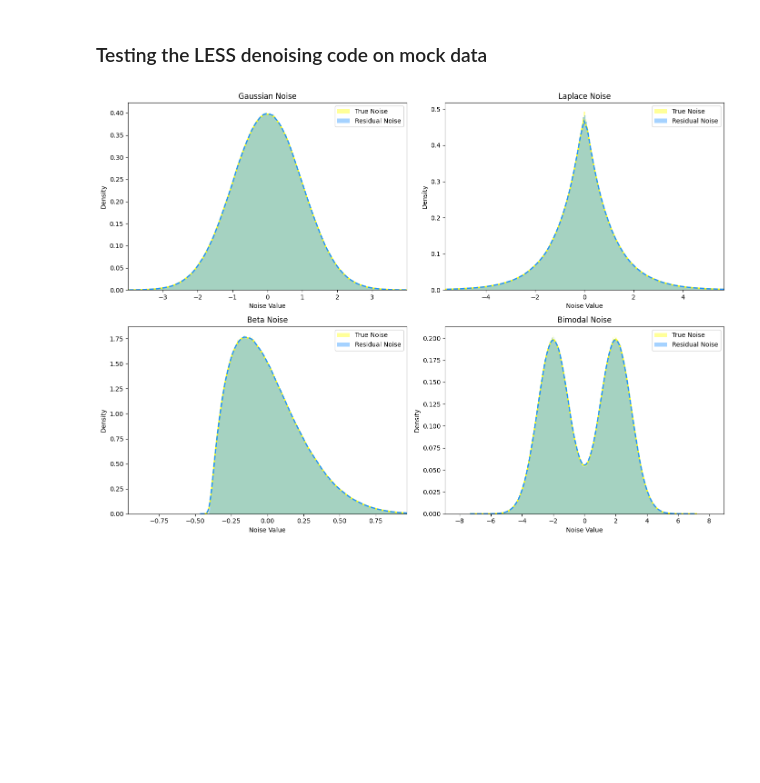
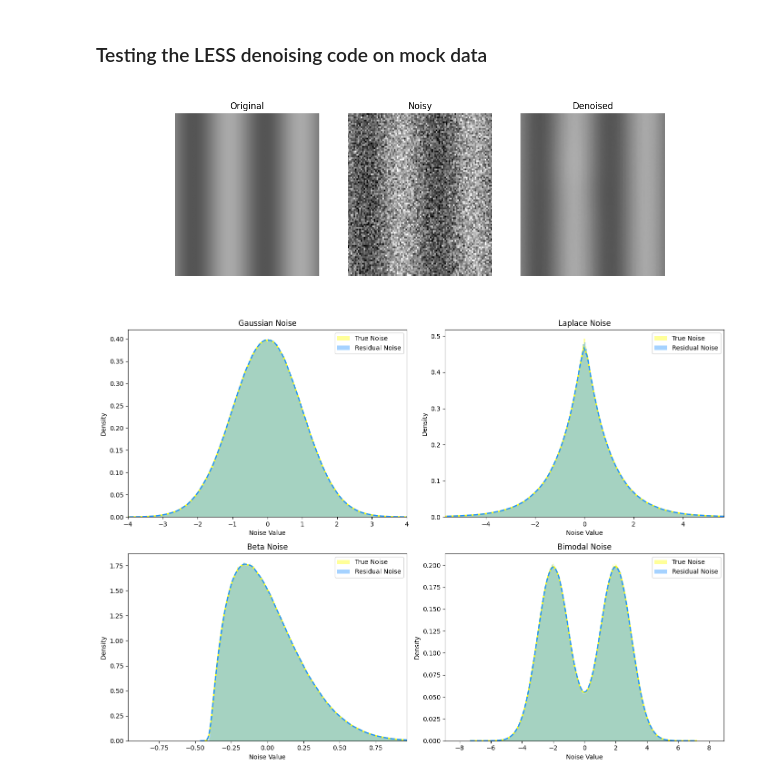
Before and after one commit to katienb/perception_project, a Jupyter notebook: perception_project/testing_denoise.ipynb, the cells around one changed output. Saved outputs shown, nothing was run; the diff lists cells and outputs as text; code cells hidden in the pictures; blank space fills up the shorter version.

Commit message:
more denoising and starting on wave detection

```diff
--- a/perception_project/testing_denoise.ipynb
+++ b/perception_project/testing_denoise.ipynb
@@ -361 +495,8 @@ test_movie = gaussian_bump + travelling_wave + burst
+# %%
+%matplotlib widget
+test_movie = gaussian_bump + 0.5*travelling_wave + burst
+
+ani = denoise_and_plot(test_movie, gaussian_noise, fps)
+# %% [output]
+[figure]
 # %%
```
Also changed, not shown: parts of 13 cells of this notebook, 5 other files.
